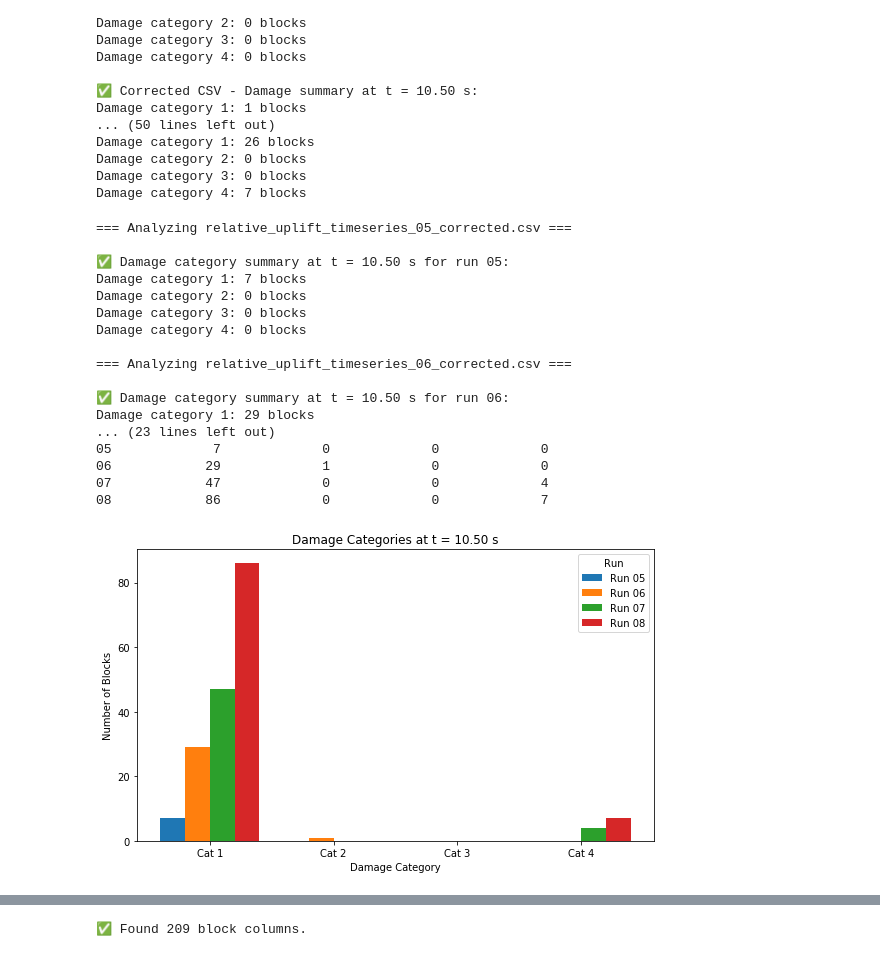
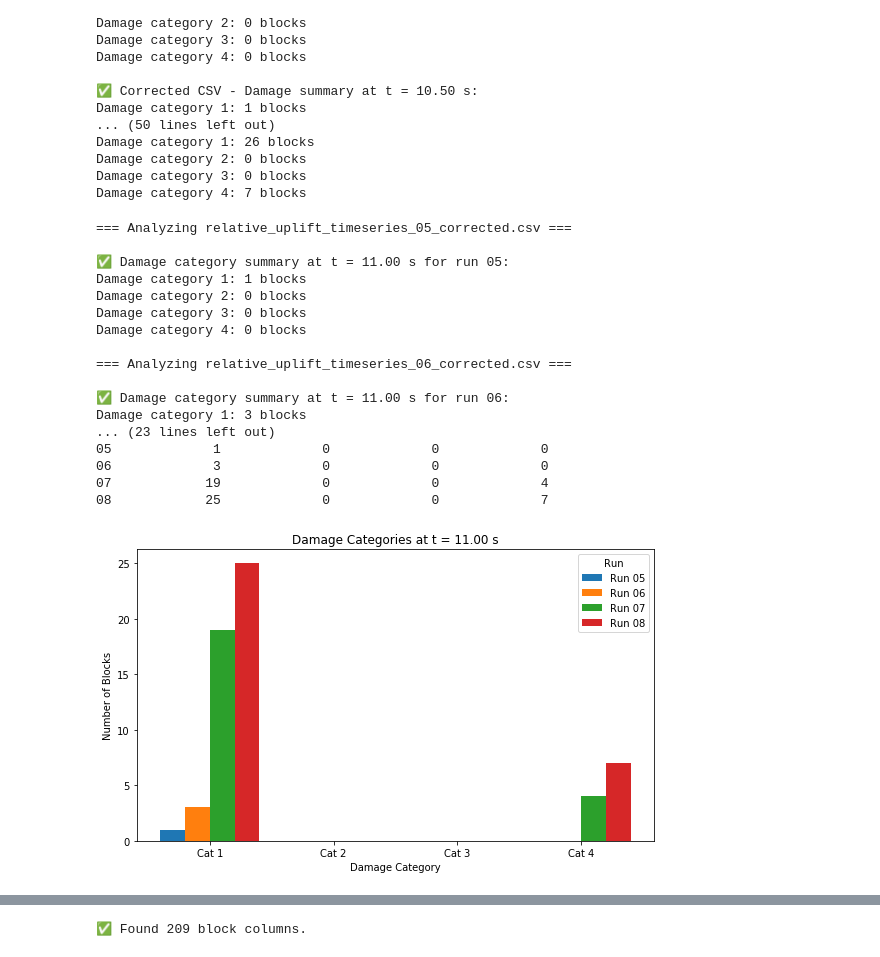
Before and after one commit to ThomasPennockTU/Thesis_Repository, a Jupyter notebook: workfolder/uplift/uplift_notebook.ipynb, the cells around one changed output, grey strips where cells are left out. Drawn from its saved outputs; the diff is of its cells as text; code cells hidden in the pictures.

```diff
--- a/workfolder/uplift/uplift_notebook.ipynb
+++ b/workfolder/uplift/uplift_notebook.ipynb
@@ -848,12 +848,12 @@ runs = ["05", "06", "07", "08"]
 file_pattern = "relative_uplift_timeseries_{}_corrected.csv"
 
 # fly_out_value = 2.01
-target_time = 10.5
+target_time = 11
 D = 0.15  # block diameter [m]
 
 # Define damage category thresholds
 damage_thresholds = [
-    (0.0, 0.33, 1),
+    (0.01, 0.33, 1),
     (0.33, 0.67, 2),
     (0.67, 1.0, 3),
     (1.0, float('inf'), 4)
@@ -961,42 +961,42 @@ if not df_results.empty:
         values = df_results.loc[df_results["Run"] == run, categories].values[0]
         ax.bar(
             indices + i * bar_width,
             values,
             width=bar_width,
             label=f"Run {run}",
             color=colors[i % len(colors)]
         )
 
     ax.set_xlabel("Damage Category")
     ax.set_ylabel("Number of Blocks")
     ax.set_title(f"Damage Categories at t = {target_time:.2f} s")
     ax.set_xticks(indices + bar_width * (len(runs)-1)/2)
     ax.set_xticklabels(["Cat 1", "Cat 2", "Cat 3", "Cat 4"])
     ax.legend(title="Run")
 
     plt.tight_layout()
     plt.show()
 else:
     print("No data to plot.")
 # %% [output]
 === Analyzing relative_uplift_timeseries_05_corrected.csv ===
 
-✅ Damage category summary at t = 10.50 s for run 05:
-Damage category 1: 7 blocks
+✅ Damage category summary at t = 11.00 s for run 05:
+Damage category 1: 1 blocks
 Damage category 2: 0 blocks
 Damage category 3: 0 blocks
 Damage category 4: 0 blocks
 
 === Analyzing relative_uplift_timeseries_06_corrected.csv ===
 
-✅ Damage category summary at t = 10.50 s for run 06:
-Damage category 1: 29 blocks
+✅ Damage category summary at t = 11.00 s for run 06:
+Damage category 1: 3 blocks
 ... (23 lines left out)
-05             7             0             0             0
-06            29             1             0             0
-07            47             0             0             4
-08            86             0             0             7
+05             1             0             0             0
+06             3             0             0             0
+07            19             0             0             4
+08            25             0             0             7
-[figure, old version]
+[figure, new version]
 # %%
 # -*- coding: utf-8 -*-
 import pandas as pd
```
Also changed, not shown: parts of 2 cells of this notebook, 11 other files.
